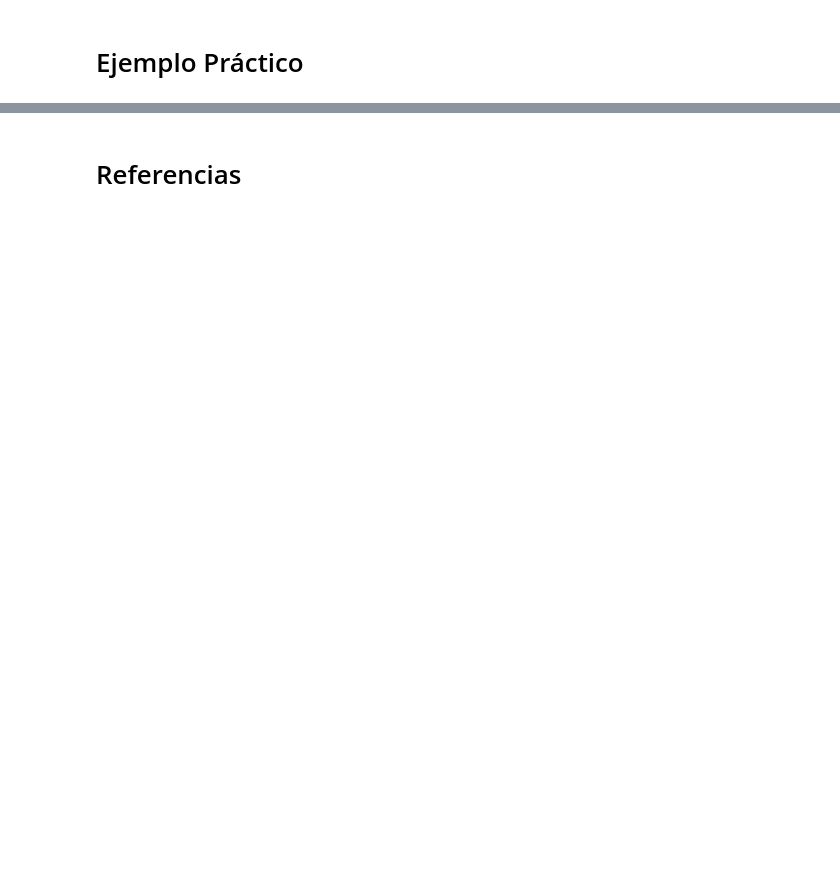
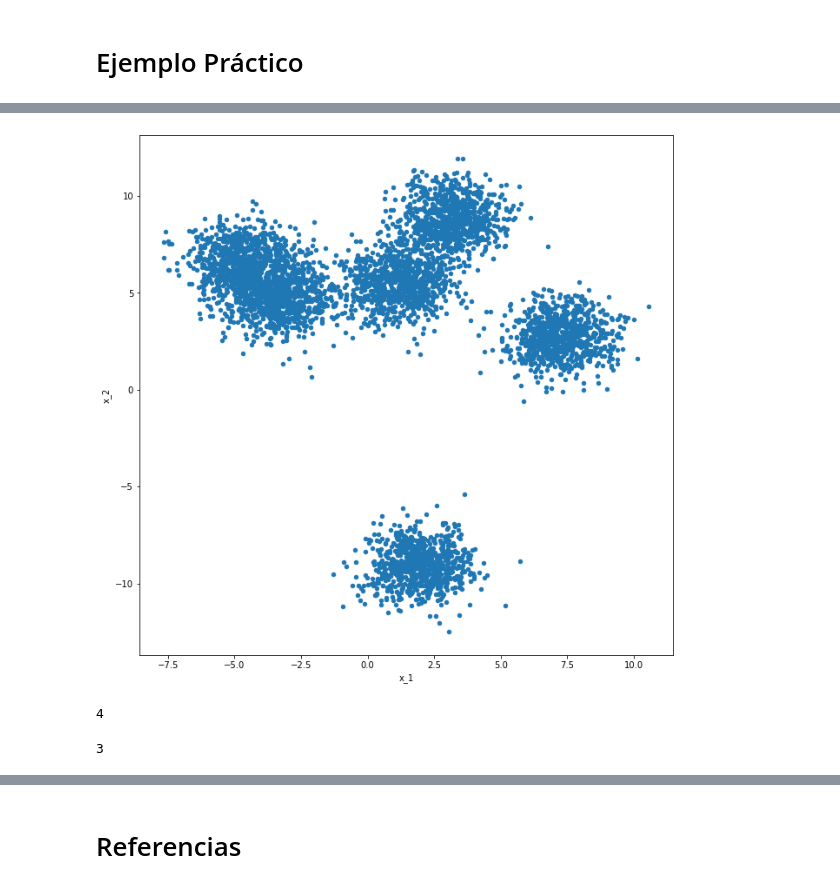
Before and after one commit to ricardomj0499/IA-Investgaci-n-DBSCAN, a Jupyter notebook: DBSCAN.ipynb, the cells around one changed output, grey strips where cells are left out. Drawn from its saved outputs; the diff is of its cells as text; code cells hidden in the pictures; blank space fills up the shorter version.

```diff
--- a/DBSCAN.ipynb
+++ b/DBSCAN.ipynb
@@ -133,0 +228,9 @@ Silhouette Coefficient: 0.626
+# %%
+df2 = DataFrame(dict(x=Y[:,0], y=Y[:,1]))
+fig2, ax2 = plt.subplots(figsize=(11,11))
+df2.plot(ax=ax2, kind='scatter', x='x', y='y')
+plt.xlabel('x_1')
+plt.ylabel('x_2')
+plt.show()
+# %% [output]
+[figure, added]
@@ -133,0 +244,8 @@ Silhouette Coefficient: 0.626
+# %%
+len(set(cluster1))
+# %% [output]
+4
+# %%
+len(set(cluster2))
+# %% [output]
+3
```
Also changed, not shown: parts of 46 cells of this notebook.
